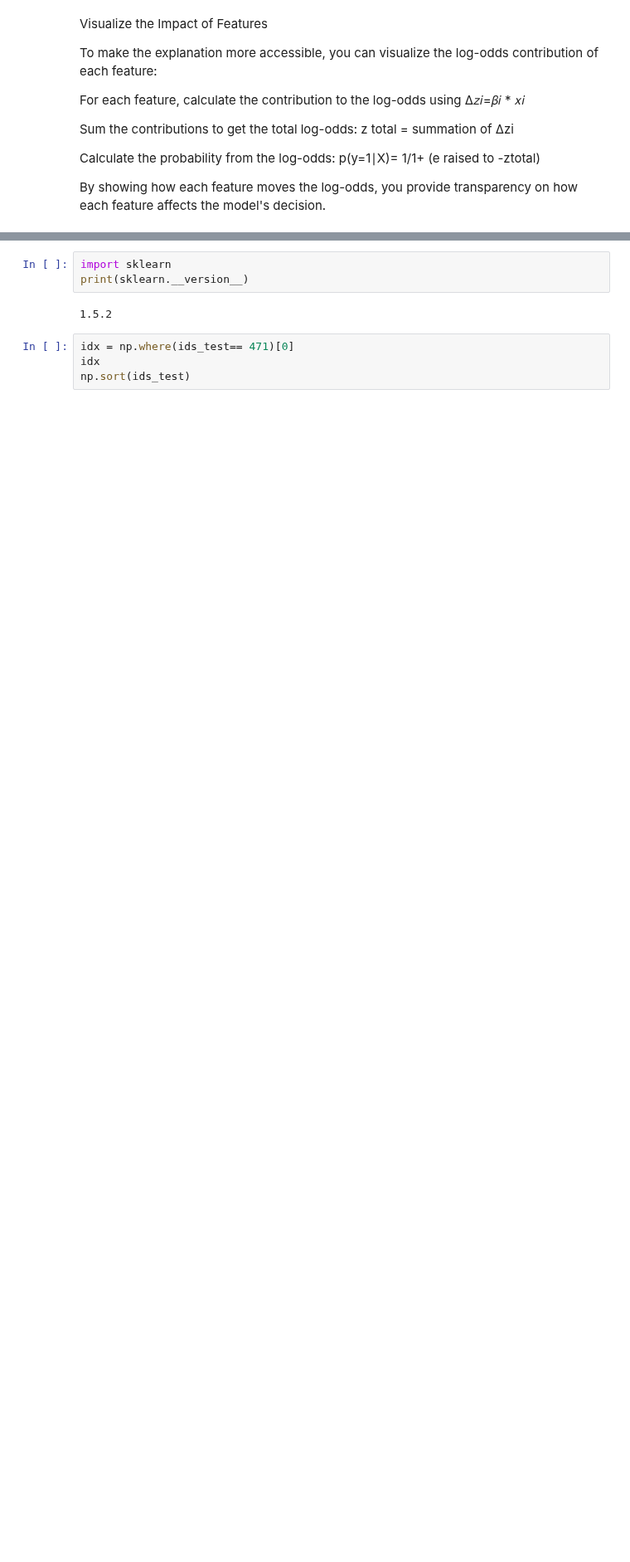
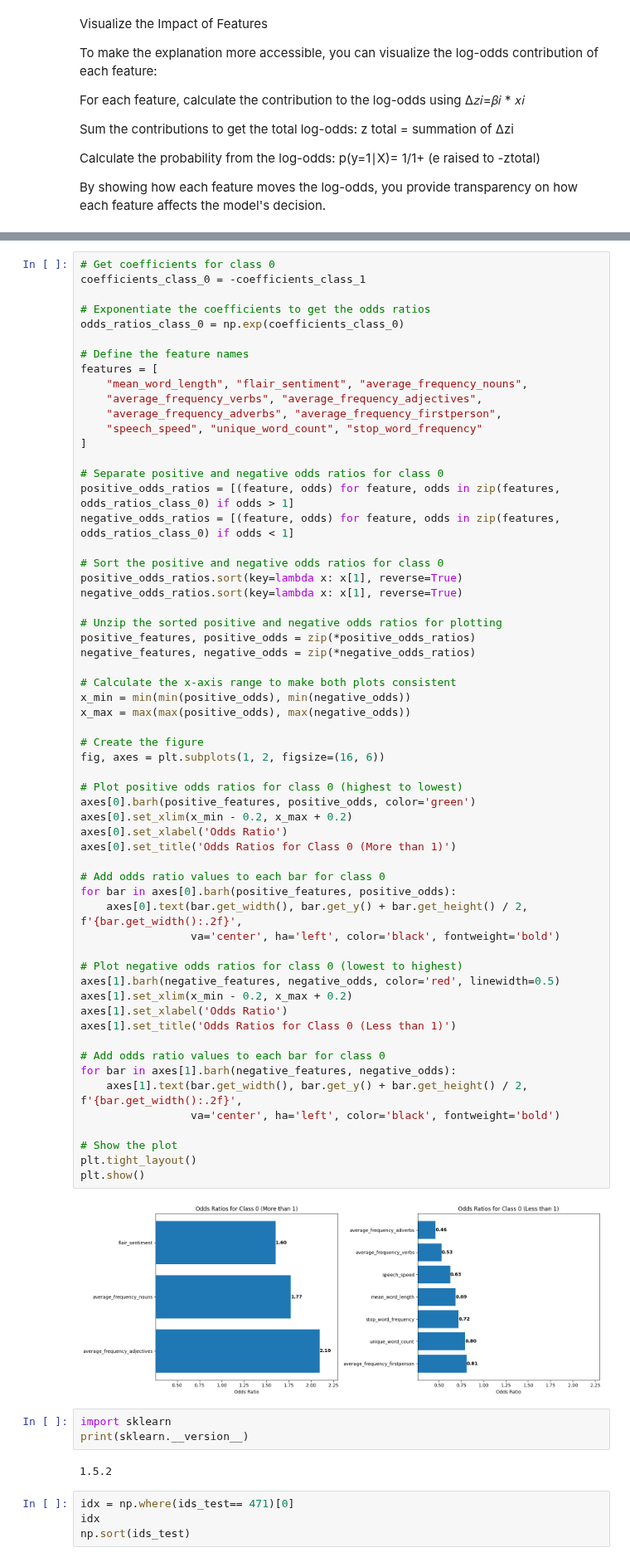
Before and after one commit to sochinghong/SU_project, a Jupyter notebook: simple_classification_features-3.ipynb, the cells around one changed output, grey strips where cells are left out. Shown at 83% size. Drawn from its saved outputs; the diff is of its cells as text; blank space fills up the shorter version.

```diff
--- a/simple_classification_features-3.ipynb
+++ b/simple_classification_features-3.ipynb
@@ -501,3 +598,64 @@ plt.show()
+# %%
+# Get coefficients for class 0
+coefficients_class_0 = -coefficients_class_1
+
+# Exponentiate the coefficients to get the odds ratios
+odds_ratios_class_0 = np.exp(coefficients_class_0)
+
+# Define the feature names
+features = [
+    "mean_word_length", "flair_sentiment", "average_frequency_nouns",
+    "average_frequency_verbs", "average_frequency_adjectives",
+    "average_frequency_adverbs", "average_frequency_firstperson",
+    "speech_speed", "unique_word_count", "stop_word_frequency"
+]
+
+# Separate positive and negative odds ratios for class 0
+positive_odds_ratios = [(feature, odds) for feature, odds in zip(features, odds_ratios_class_0) if odds > 1]
+negative_odds_ratios = [(feature, odds) for feature, odds in zip(features, odds_ratios_class_0) if odds < 1]
+
+# Sort the positive and negative odds ratios for class 0
+positive_odds_ratios.sort(key=lambda x: x[1], reverse=True)
+negative_odds_ratios.sort(key=lambda x: x[1], reverse=True)
+
+# Unzip the sorted positive and negative odds ratios for plotting
+positive_features, positive_odds = zip(*positive_odds_ratios)
+negative_features, negative_odds = zip(*negative_odds_ratios)
+
+# Calculate the x-axis range to make both plots consistent
+x_min = min(min(positive_odds), min(negative_odds))
+x_max = max(max(positive_odds), max(negative_odds))
+
+# Create the figure
+fig, axes = plt.subplots(1, 2, figsize=(16, 6))
+
+# Plot positive odds ratios for class 0 (highest to lowest)
+axes[0].barh(positive_features, positive_odds, color='green')
+axes[0].set_xlim(x_min - 0.2, x_max + 0.2)
+axes[0].set_xlabel('Odds Ratio')
+axes[0].set_title('Odds Ratios for Class 0 (More than 1)')
+
+# Add odds ratio values to each bar for class 0
+for bar in axes[0].barh(positive_features, positive_odds):
+    axes[0].text(bar.get_width(), bar.get_y() + bar.get_height() / 2, f'{bar.get_width():.2f}',
+                 va='center', ha='left', color='black', fontweight='bold')
+
+# Plot negative odds ratios for class 0 (lowest to highest)
+axes[1].barh(negative_features, negative_odds, color='red', linewidth=0.5)
+axes[1].set_xlim(x_min - 0.2, x_max + 0.2)
+axes[1].set_xlabel('Odds Ratio')
+axes[1].set_title('Odds Ratios for Class 0 (Less than 1)')
+
+# Add odds ratio values to each bar for class 0
+for bar in axes[1].barh(negative_features, negative_odds):
+    axes[1].text(bar.get_width(), bar.get_y() + bar.get_height() / 2, f'{bar.get_width():.2f}',
+                 va='center', ha='left', color='black', fontweight='bold')
+
+# Show the plot
+plt.tight_layout()
+plt.show()
+# %% [output]
+[figure, added]
 # %%
 import sklearn
 print(sklearn.__version__)
```
Also changed, not shown: parts of 11 cells of this notebook.
